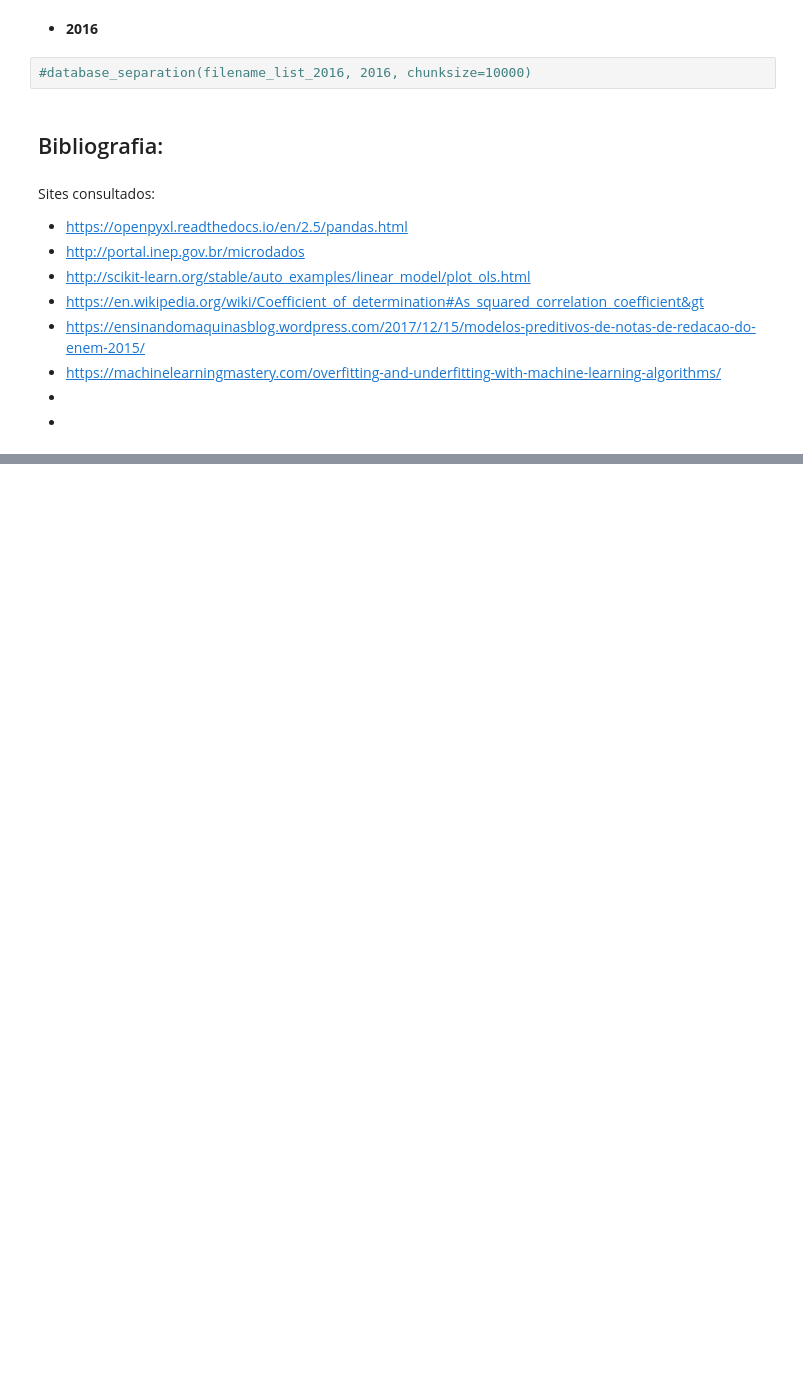
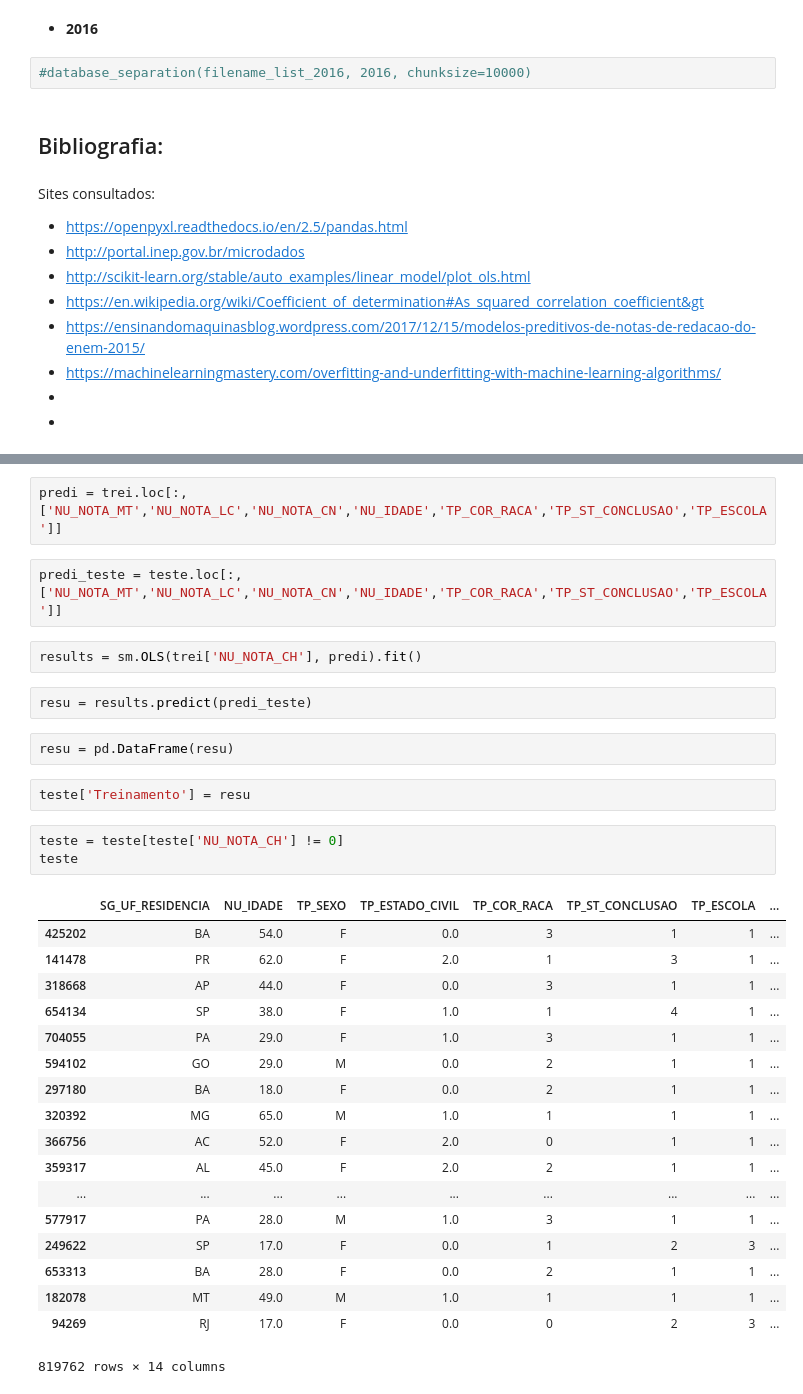
Before and after one commit to pedross3/CDDP_final, a Jupyter notebook: Projeto 03.ipynb, the cells around one changed output, grey strips where cells are left out. Saved outputs shown, nothing was run; the diff lists cells and outputs as text; blank space fills up the shorter version.

```diff
--- a/Projeto 03.ipynb
+++ b/Projeto 03.ipynb
@@ -732,0 +803,34 @@ Sites consultados:
+# %%
+predi = trei.loc[:,['NU_NOTA_MT','NU_NOTA_LC','NU_NOTA_CN','NU_IDADE','TP_COR_RACA','TP_ST_CONCLUSAO','TP_ESCOLA']]
+# %%
+predi_teste = teste.loc[:,['NU_NOTA_MT','NU_NOTA_LC','NU_NOTA_CN','NU_IDADE','TP_COR_RACA','TP_ST_CONCLUSAO','TP_ESCOLA']]
+# %%
+results = sm.OLS(trei['NU_NOTA_CH'], predi).fit()
+# %%
+resu = results.predict(predi_teste)
+# %%
+resu = pd.DataFrame(resu)
+# %%
+teste['Treinamento'] = resu
+# %%
+teste = teste[teste['NU_NOTA_CH'] != 0]
+teste
+# %% [output]
+|  | SG_UF_RESIDENCIA | NU_IDADE | TP_SEXO | TP_ESTADO_CIVIL | TP_COR_RACA | TP_ST_CONCLUSAO | TP_ESCOLA | ... |
+| 425202 | BA | 54.0 | F | 0.0 | 3 | 1 | 1 | ... |
+| 141478 | PR | 62.0 | F | 2.0 | 1 | 3 | 1 | ... |
+| 318668 | AP | 44.0 | F | 0.0 | 3 | 1 | 1 | ... |
+| 654134 | SP | 38.0 | F | 1.0 | 1 | 4 | 1 | ... |
+| 704055 | PA | 29.0 | F | 1.0 | 3 | 1 | 1 | ... |
+| 594102 | GO | 29.0 | M | 0.0 | 2 | 1 | 1 | ... |
+| 297180 | BA | 18.0 | F | 0.0 | 2 | 1 | 1 | ... |
+| 320392 | MG | 65.0 | M | 1.0 | 1 | 1 | 1 | ... |
+| 366756 | AC | 52.0 | F | 2.0 | 0 | 1 | 1 | ... |
+| 359317 | AL | 45.0 | F | 2.0 | 2 | 1 | 1 | ... |
+| ... | ... | ... | ... | ... | ... | ... | ... | ... |
+| 577917 | PA | 28.0 | M | 1.0 | 3 | 1 | 1 | ... |
+| 249622 | SP | 17.0 | F | 0.0 | 1 | 2 | 3 | ... |
+| 653313 | BA | 28.0 | F | 0.0 | 2 | 1 | 1 | ... |
+| 182078 | MT | 49.0 | M | 1.0 | 1 | 1 | 1 | ... |
+| 94269 | RJ | 17.0 | F | 0.0 | 0 | 2 | 3 | ... |
+819762 rows × 14 columns
```
Also changed, not shown: parts of 15 cells of this notebook.
